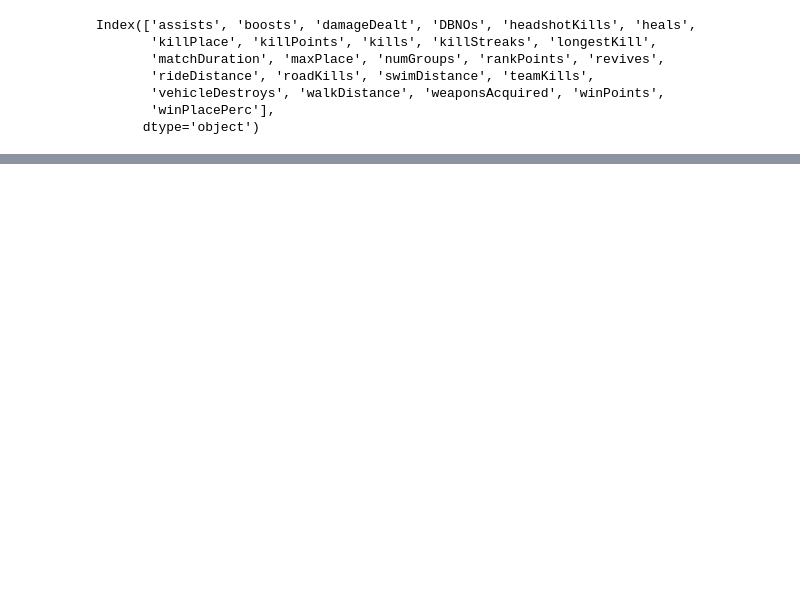
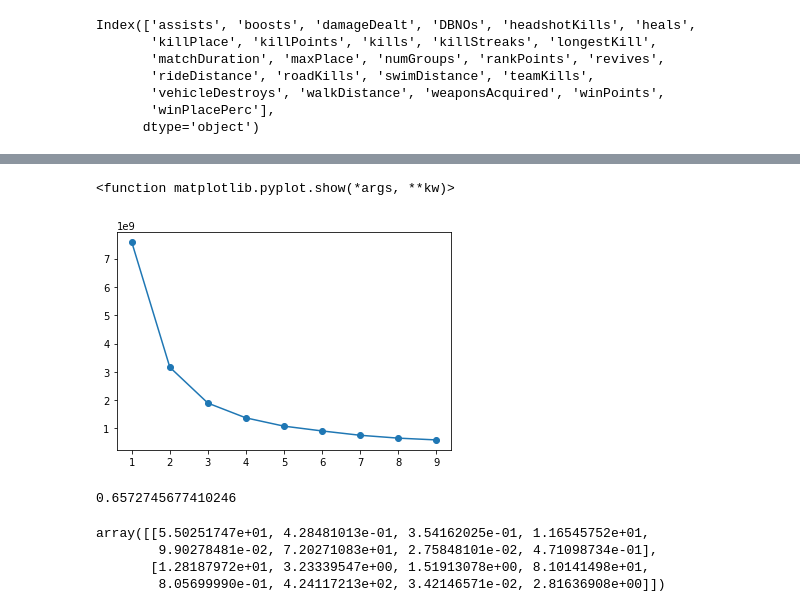
Before and after one commit to JunO-93/Pubg, a Jupyter notebook: juno/Pubg.ipynb, the cells around one changed output, grey strips where cells are left out. Saved outputs shown, nothing was run; the diff lists cells and outputs as text; code cells hidden in the pictures; blank space fills up the shorter version.

```diff
--- a/juno/Pubg.ipynb
+++ b/juno/Pubg.ipynb
@@ -362,0 +292,5 @@ for i in range(0,45):
+# %%
+kmeans = KMeans(n_clusters = 2, max_iter=300) #silhouette
+y_pred = kmeans.fit_predict(x)
+from sklearn.metrics import silhouette_samples, silhouette_score
+silhouette_score(x,labels=kmeans.labels_)
@@ -362,0 +403,4 @@ for i in range(0,45):
+# %%
+x_1 =test1[['killPlace','kills','killStreaks','longestKill','headshotKills'\
+           ,'damageDealt','teamKills','DBNOs']]
+x_1
@@ -362,0 +421,27 @@ for i in range(0,45):
+# %%
+import matplotlib.pylab as plt
+from sklearn.cluster import KMeans
+distortions = []
+for i in range(1,10):
+    kmeans =KMeans(n_clusters=i,n_init=10,max_iter=100) #Elbow Method
+    kmeans.fit(x_1)
+    distortions.append(kmeans.inertia_)
+plt.plot(range(1,10),distortions,marker='o')
+plt.show
+# %% [output]
+<function matplotlib.pyplot.show(*args, **kw)>
+[figure, added]
+# %%
+kmeans = KMeans(n_clusters = 2, max_iter=100) #silhouette
+y_pred = kmeans.fit_predict(x_1)
+from sklearn.metrics import silhouette_samples, silhouette_score
+silhouette_score(x_1,labels=kmeans.labels_)
+# %% [output]
+0.6572745677410246
+# %%
+kmeans.cluster_centers_
+# %% [output]
+array([[5.50251747e+01, 4.28481013e-01, 3.54162025e-01, 1.16545752e+01,
+        9.90278481e-02, 7.20271083e+01, 2.75848101e-02, 4.71098734e-01],
+       [1.28187972e+01, 3.23339547e+00, 1.51913078e+00, 8.10141498e+01,
+        8.05699990e-01, 4.24117213e+02, 3.42146571e-02, 2.81636908e+00]])
```
Also changed, not shown: parts of 68 cells of this notebook.
